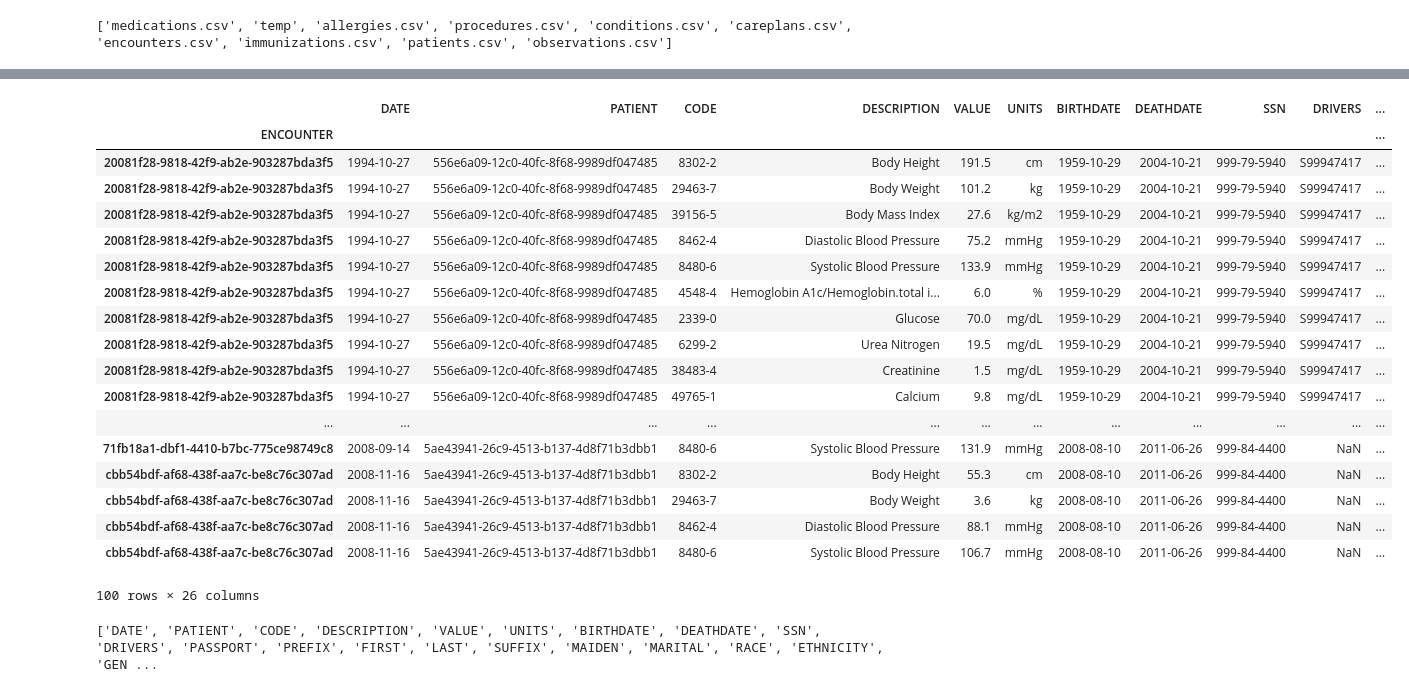
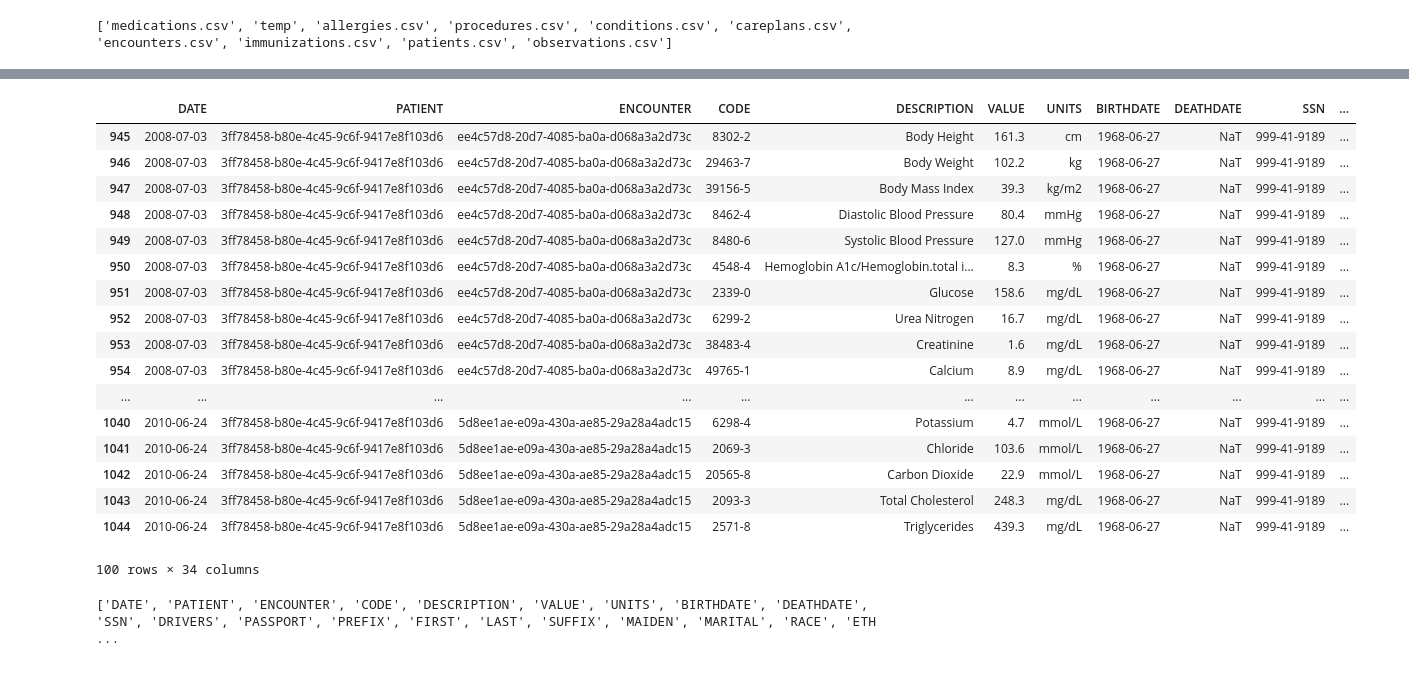
Before and after one commit to stevejohnson2001/dswg, a Jupyter notebook: notebooks/Feature Selection.ipynb, the cells around one changed output, grey strips where cells are left out. Drawn from its saved outputs; the diff is of its cells as text; code cells hidden in the pictures.

```diff
--- a/notebooks/Feature Selection.ipynb
+++ b/notebooks/Feature Selection.ipynb
@@ -21,11 +21,15 @@ from sklearn.ensemble import RandomForestClassifier
 # %%
 obs = pd.read_pickle(datadir+'/temp/obs.tmp')
 # %%
-#overdose_deaths = list(obs[(obs['CODE'] == '69453-9') & (obs['VALUE'].str.contains('injury'))]['PATIENT'])
-overdose_deaths = list(obs[(obs['CODE'] == '69453-9')]['PATIENT'])
-print(len(overdose_deaths))
+#overdose_patients = list(obs[(obs['CODE'] == '69453-9') & (obs['VALUE'].str.contains('injury'))]['PATIENT'])
+overdose_patient_deaths = list(obs[(obs['CODE'] == '69453-9') & (obs['VALUE'].str.contains('overdose'))]['PATIENT'])
+#overdose_patients = list(obs[(obs['CODE'] == '69453-9')]['PATIENT'])  # All deaths
+overdose_patients = list(obs[obs['ENC_REASONCODE']==55680006]['ENC_PATIENT'])
+print(len(overdose_patients))
+display(obs[obs['ENC_REASONCODE']==55680006].head(5))
+
 #obs[(obs['CODE'] == '69453-9')].head(200)
-overdose_patients = obs[obs['PATIENT'].isin(overdose_deaths)]
-print(overdose_patients.shape)
-overdose_patients.head(20)
+overdose_obs = obs[obs['PATIENT'].isin(overdose_patients)]
+print(overdose_obs.shape)
+overdose_obs.head(10)
 # %% [output]
@@ -53,26 +57,26 @@ overdose_patients.head(20)
 # %%
-obs['death'] = (obs['PATIENT'].isin(overdose_deaths))
-obs[obs['death']].head(100)
+obs['overdose'] = (obs['ENC_PATIENT'].isin(overdose_patients))
+obs[obs['overdose']].head(100)
+#obs.head(100)
 # %% [output]
-|  | DATE | PATIENT | CODE | DESCRIPTION | VALUE | UNITS | BIRTHDATE | DEATHDATE | SSN | DRIVERS | ... |
-| ENCOUNTER |  |  |  |  |  |  |  |  |  |  | ... |
-| 20081f28-9818-42f9-ab2e-903287bda3f5 | 1994-10-27 | 556e6a09-12c0-40fc-8f68-9989df047485 | 8302-2 | Body Height | 191.5 | cm | 1959-10-29 | 2004-10-21 | 999-79-5940 | S99947417 | ... |
-| 20081f28-9818-42f9-ab2e-903287bda3f5 | 1994-10-27 | 556e6a09-12c0-40fc-8f68-9989df047485 | 29463-7 | Body Weight | 101.2 | kg | 1959-10-29 | 2004-10-21 | 999-79-5940 | S99947417 | ... |
-| 20081f28-9818-42f9-ab2e-903287bda3f5 | 1994-10-27 | 556e6a09-12c0-40fc-8f68-9989df047485 | 39156-5 | Body Mass Index | 27.6 | kg/m2 | 1959-10-29 | 2004-10-21 | 999-79-5940 | S99947417 | ... |
-| 20081f28-9818-42f9-ab2e-903287bda3f5 | 1994-10-27 | 556e6a09-12c0-40fc-8f68-9989df047485 | 8462-4 | Diastolic Blood Pressure | 75.2 | mmHg | 1959-10-29 | 2004-10-21 | 999-79-5940 | S99947417 | ... |
-| 20081f28-9818-42f9-ab2e-903287bda3f5 | 1994-10-27 | 556e6a09-12c0-40fc-8f68-9989df047485 | 8480-6 | Systolic Blood Pressure | 133.9 | mmHg | 1959-10-29 | 2004-10-21 | 999-79-5940 | S99947417 | ... |
-| 20081f28-9818-42f9-ab2e-903287bda3f5 | 1994-10-27 | 556e6a09-12c0-40fc-8f68-9989df047485 | 4548-4 | Hemoglobin A1c/Hemoglobin.total i... | 6.0 | % | 1959-10-29 | 2004-10-21 | 999-79-5940 | S99947417 | ... |
-| 20081f28-9818-42f9-ab2e-903287bda3f5 | 1994-10-27 | 556e6a09-12c0-40fc-8f68-9989df047485 | 2339-0 | Glucose | 70.0 | mg/dL | 1959-10-29 | 2004-10-21 | 999-79-5940 | S99947417 | ... |
-| 20081f28-9818-42f9-ab2e-903287bda3f5 | 1994-10-27 | 556e6a09-12c0-40fc-8f68-9989df047485 | 6299-2 | Urea Nitrogen | 19.5 | mg/dL | 1959-10-29 | 2004-10-21 | 999-79-5940 | S99947417 | ... |
-| 20081f28-9818-42f9-ab2e-903287bda3f5 | 1994-10-27 | 556e6a09-12c0-40fc-8f68-9989df047485 | 38483-4 | Creatinine | 1.5 | mg/dL | 1959-10-29 | 2004-10-21 | 999-79-5940 | S99947417 | ... |
-| 20081f28-9818-42f9-ab2e-903287bda3f5 | 1994-10-27 | 556e6a09-12c0-40fc-8f68-9989df047485 | 49765-1 | Calcium | 9.8 | mg/dL | 1959-10-29 | 2004-10-21 | 999-79-5940 | S99947417 | ... |
+|  | DATE | PATIENT | ENCOUNTER | CODE | DESCRIPTION | VALUE | UNITS | BIRTHDATE | DEATHDATE | SSN | ... |
+| 945 | 2008-07-03 | 3ff78458-b80e-4c45-9c6f-9417e8f103d6 | ee4c57d8-20d7-4085-ba0a-d068a3a2d73c | 8302-2 | Body Height | 161.3 | cm | 1968-06-27 | NaT | 999-41-9189 | ... |
+| 946 | 2008-07-03 | 3ff78458-b80e-4c45-9c6f-9417e8f103d6 | ee4c57d8-20d7-4085-ba0a-d068a3a2d73c | 29463-7 | Body Weight | 102.2 | kg | 1968-06-27 | NaT | 999-41-9189 | ... |
+| 947 | 2008-07-03 | 3ff78458-b80e-4c45-9c6f-9417e8f103d6 | ee4c57d8-20d7-4085-ba0a-d068a3a2d73c | 39156-5 | Body Mass Index | 39.3 | kg/m2 | 1968-06-27 | NaT | 999-41-9189 | ... |
+| 948 | 2008-07-03 | 3ff78458-b80e-4c45-9c6f-9417e8f103d6 | ee4c57d8-20d7-4085-ba0a-d068a3a2d73c | 8462-4 | Diastolic Blood Pressure | 80.4 | mmHg | 1968-06-27 | NaT | 999-41-9189 | ... |
+| 949 | 2008-07-03 | 3ff78458-b80e-4c45-9c6f-9417e8f103d6 | ee4c57d8-20d7-4085-ba0a-d068a3a2d73c | 8480-6 | Systolic Blood Pressure | 127.0 | mmHg | 1968-06-27 | NaT | 999-41-9189 | ... |
+| 950 | 2008-07-03 | 3ff78458-b80e-4c45-9c6f-9417e8f103d6 | ee4c57d8-20d7-4085-ba0a-d068a3a2d73c | 4548-4 | Hemoglobin A1c/Hemoglobin.total i... | 8.3 | % | 1968-06-27 | NaT | 999-41-9189 | ... |
+| 951 | 2008-07-03 | 3ff78458-b80e-4c45-9c6f-9417e8f103d6 | ee4c57d8-20d7-4085-ba0a-d068a3a2d73c | 2339-0 | Glucose | 158.6 | mg/dL | 1968-06-27 | NaT | 999-41-9189 | ... |
+| 952 | 2008-07-03 | 3ff78458-b80e-4c45-9c6f-9417e8f103d6 | ee4c57d8-20d7-4085-ba0a-d068a3a2d73c | 6299-2 | Urea Nitrogen | 16.7 | mg/dL | 1968-06-27 | NaT | 999-41-9189 | ... |
+| 953 | 2008-07-03 | 3ff78458-b80e-4c45-9c6f-9417e8f103d6 | ee4c57d8-20d7-4085-ba0a-d068a3a2d73c | 38483-4 | Creatinine | 1.6 | mg/dL | 1968-06-27 | NaT | 999-41-9189 | ... |
+| 954 | 2008-07-03 | 3ff78458-b80e-4c45-9c6f-9417e8f103d6 | ee4c57d8-20d7-4085-ba0a-d068a3a2d73c | 49765-1 | Calcium | 8.9 | mg/dL | 1968-06-27 | NaT | 999-41-9189 | ... |
 | ... | ... | ... | ... | ... | ... | ... | ... | ... | ... | ... | ... |
-| 71fb18a1-dbf1-4410-b7bc-775ce98749c8 | 2008-09-14 | 5ae43941-26c9-4513-b137-4d8f71b3dbb1 | 8480-6 | Systolic Blood Pressure | 131.9 | mmHg | 2008-08-10 | 2011-06-26 | 999-84-4400 | NaN | ... |
-| cbb54bdf-af68-438f-aa7c-be8c76c307ad | 2008-11-16 | 5ae43941-26c9-4513-b137-4d8f71b3dbb1 | 8302-2 | Body Height | 55.3 | cm | 2008-08-10 | 2011-06-26 | 999-84-4400 | NaN | ... |
-| cbb54bdf-af68-438f-aa7c-be8c76c307ad | 2008-11-16 | 5ae43941-26c9-4513-b137-4d8f71b3dbb1 | 29463-7 | Body Weight | 3.6 | kg | 2008-08-10 | 2011-06-26 | 999-84-4400 | NaN | ... |
-| cbb54bdf-af68-438f-aa7c-be8c76c307ad | 2008-11-16 | 5ae43941-26c9-4513-b137-4d8f71b3dbb1 | 8462-4 | Diastolic Blood Pressure | 88.1 | mmHg | 2008-08-10 | 2011-06-26 | 999-84-4400 | NaN | ... |
-| cbb54bdf-af68-438f-aa7c-be8c76c307ad | 2008-11-16 | 5ae43941-26c9-4513-b137-4d8f71b3dbb1 | 8480-6 | Systolic Blood Pressure | 106.7 | mmHg | 2008-08-10 | 2011-06-26 | 999-84-4400 | NaN | ... |
+| 1040 | 2010-06-24 | 3ff78458-b80e-4c45-9c6f-9417e8f103d6 | 5d8ee1ae-e09a-430a-ae85-29a28a4adc15 | 6298-4 | Potassium | 4.7 | mmol/L | 1968-06-27 | NaT | 999-41-9189 | ... |
+| 1041 | 2010-06-24 | 3ff78458-b80e-4c45-9c6f-9417e8f103d6 | 5d8ee1ae-e09a-430a-ae85-29a28a4adc15 | 2069-3 | Chloride | 103.6 | mmol/L | 1968-06-27 | NaT | 999-41-9189 | ... |
+| 1042 | 2010-06-24 | 3ff78458-b80e-4c45-9c6f-9417e8f103d6 | 5d8ee1ae-e09a-430a-ae85-29a28a4adc15 | 20565-8 | Carbon Dioxide | 22.9 | mmol/L | 1968-06-27 | NaT | 999-41-9189 | ... |
+| 1043 | 2010-06-24 | 3ff78458-b80e-4c45-9c6f-9417e8f103d6 | 5d8ee1ae-e09a-430a-ae85-29a28a4adc15 | 2093-3 | Total Cholesterol | 248.3 | mg/dL | 1968-06-27 | NaT | 999-41-9189 | ... |
+| 1044 | 2010-06-24 | 3ff78458-b80e-4c45-9c6f-9417e8f103d6 | 5d8ee1ae-e09a-430a-ae85-29a28a4adc15 | 2571-8 | Triglycerides | 439.3 | mg/dL | 1968-06-27 | NaT | 999-41-9189 | ... |
-100 rows × 26 columns
+100 rows × 34 columns
 # %%
 # fit an Extra Trees model to the data
 #model = ExtraTreesClassifier()
@@ -84,9 +88,11 @@ print(pred_col_names)
 #  'MARITAL', 'RACE', 'ETHNICITY', 'GENDER', 'BIRTHPLACE', 'ADDRESS', 'age_at_visit', 'adult']
 
 pred_col_names = ['CODE', 'VALUE', 'MARITAL', 'RACE', 'ETHNICITY', 'GENDER', 'age_at_visit', 'adult']
-cat_col_names = ['CODE', 'MARITAL', 'RACE', 'ETHNICITY', 'GENDER', 'adult']
+noncat_col_names = ['age_at_visit']
+cat_col_names = ['CODE', 'MARITAL', 'RACE', 'ETHNICITY', 'GENDER', 'adult', 'overdose']
+pred_col_names = ['CODE', 'MARITAL', 'RACE', 'ETHNICITY', 'GENDER', 'adult', 'age_at_visit']
 # %% [output]
-['DATE', 'PATIENT', 'CODE', 'DESCRIPTION', 'VALUE', 'UNITS', 'BIRTHDATE', 'DEATHDATE', 'SSN', 'DRIVERS', 'PASSPORT', 'PREFIX', 'FIRST', 'LAST', 'SUFFIX', 'MAIDEN', 'MARITAL', 'RACE', 'ETHNICITY', 'GEN ...
+['DATE', 'PATIENT', 'ENCOUNTER', 'CODE', 'DESCRIPTION', 'VALUE', 'UNITS', 'BIRTHDATE', 'DEATHDATE', 'SSN', 'DRIVERS', 'PASSPORT', 'PREFIX', 'FIRST', 'LAST', 'SUFFIX', 'MAIDEN', 'MARITAL', 'RACE', 'ETH ...
 # %%
 from collections import defaultdict
 from sklearn.preprocessing import LabelEncoder
```
Also changed, not shown: parts of 22 cells of this notebook, 14 other files.
